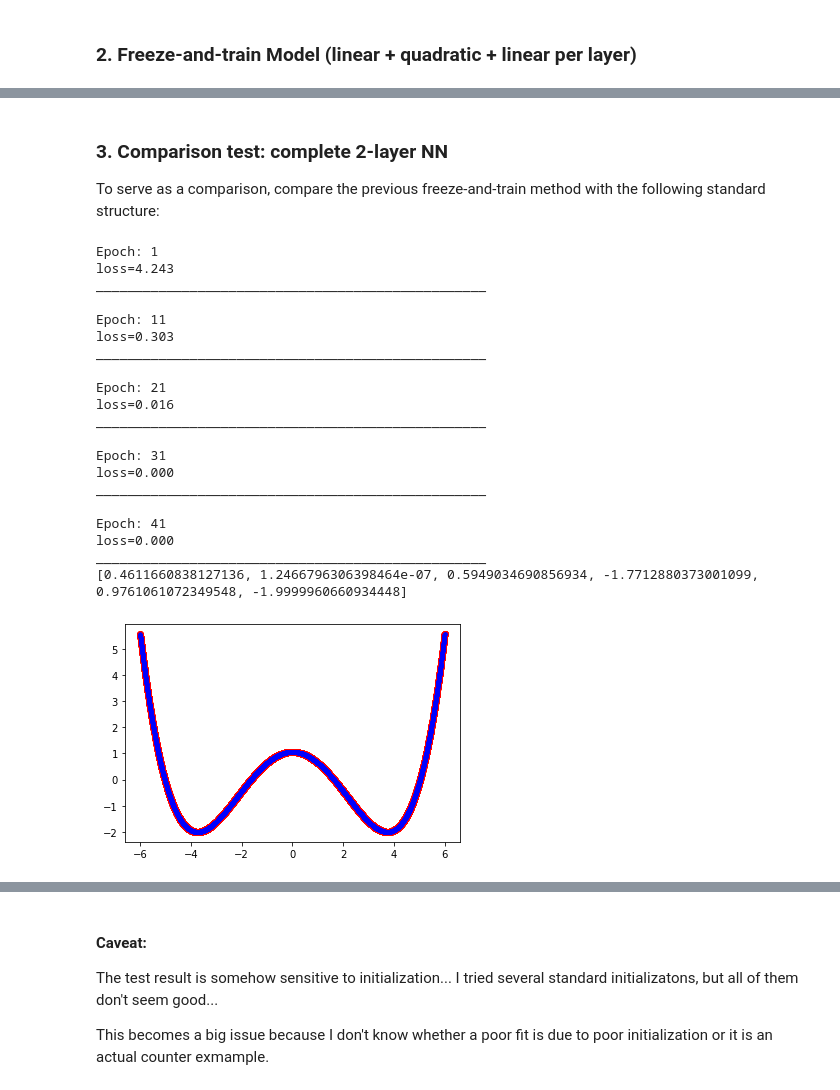
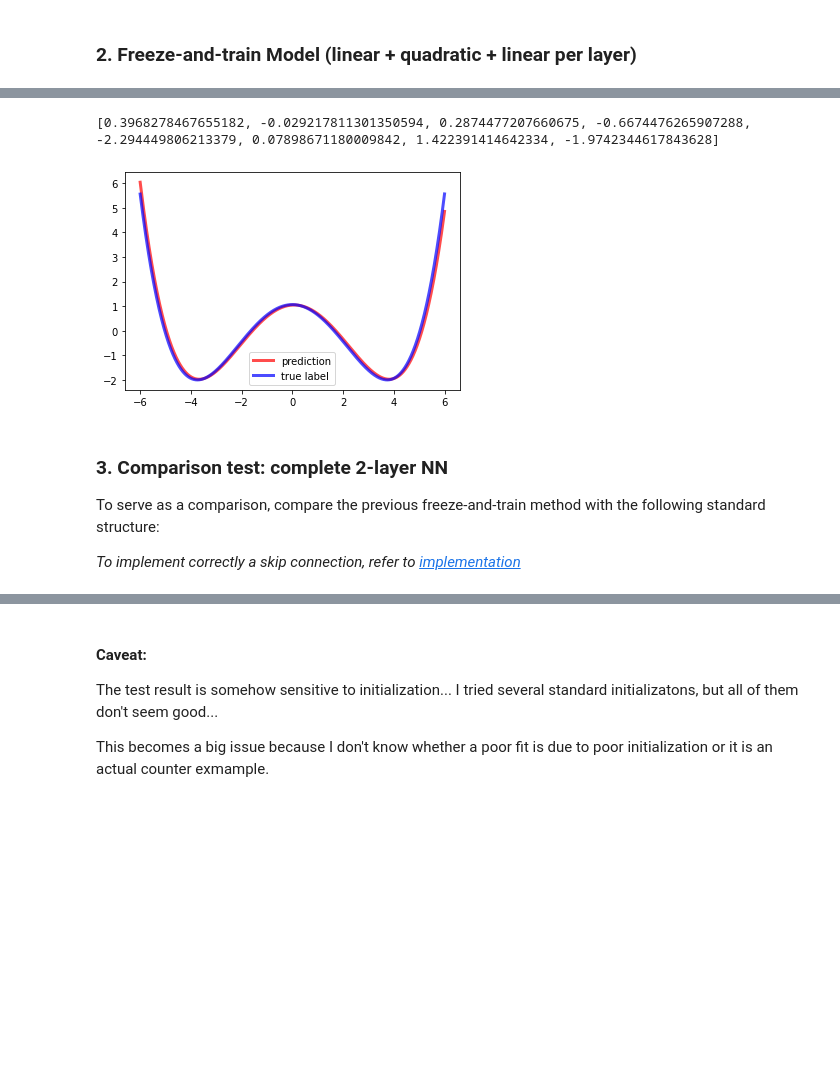
Before and after one commit to ZQZCalin/2-layer-skip-NN, a Jupyter notebook: counter-example.ipynb, the cells around one changed output, grey strips where cells are left out. Saved outputs shown, nothing was run; the diff lists cells and outputs as text; code cells hidden in the pictures; blank space fills up the shorter version.

```diff
--- a/counter-example.ipynb
+++ b/counter-example.ipynb
@@ -145,12 +155,0 @@ def test_model(model):
-# %%
-# FIRST LAYLER RESULT
-first_layer_params = []
-for p in first_layer.parameters():
-    first_layer_params.append(p.item())
-a1,b1,a2,b2 = first_layer_params
-print(first_layer_params)
-
-y_pred = first_layer(X_tensor)
-plt.scatter(X_tensor.detach().numpy(), y_pred.detach().numpy(), color="red")
-plt.scatter(X_tensor.detach().numpy(), y_tensor.detach().numpy(), color="blue")
-plt.show()
@@ -160,17 +185,19 @@ plt.show()
 # %%
 # SECOND LAYER MODEL
-def first_layer_predict(x):
-    return a2*(a1*x+b1)**2 + b2
+# set requires_grad = False to freeze previous layer
+class second_layer_model(nn.Module):
+    def __init__(self, prev_layer):
+        super().__init__()
+        self.prev_layer = prev_layer
+        for p in self.prev_layer.parameters():
+            p.requires_grad = False
 
-class second_layer_model(nn.Module):
-    def __init__(self):
-        super().__init__()
         self.sequential = nn.Sequential(
-            Lambda(first_layer_predict),  # predict a first layer using already trained first-layer model
+            Lambda(self.prev_layer),  # predict a first layer using already trained first-layer model
             nn.Linear(1, 1),  # x -> ax+b
             Lambda(quad_activation),  # (ax+b)^2
             nn.Linear(1, 1),  # k(ax+b)^2+c
         )
 
     def forward(self, x):
-        return self.sequential(x) + first_layer_predict(x)
+        return self.sequential(x) + self.prev_layer(x)
@@ -218,0 +204,5 @@ tensor([-2.0060], requires_grad=True)
+# %%
+second_layer = second_layer_model(first_layer)
+summary(second_layer, (N,1))
+
+train_model(second_layer)
@@ -219,6 +227,13 @@ tensor([-2.0060], requires_grad=True)
+# %%
+test_model(second_layer)
+# %% [output]
+[0.3968278467655182, -0.029217811301350594, 0.2874477207660675, -0.6674476265907288, -2.294449806213379, 0.07898671180009842, 1.422391414642334, -1.9742344617843628]
+[figure, added]
 # %% [markdown]
 ### 3. Comparison test: complete 2-layer NN
 To serve as a comparison, compare the previous freeze-and-train method with the following standard structure:
+
+*To implement correctly a skip connection, refer to [implementation](https://github.com/pytorch/vision/blob/a9a8220e0bcb4ce66a733f8c03a1c2f6c68d22cb/torchvision/models/resnet.py#L56-L72)*
 # %%
 # COMPLETE 2 LAYER NETWORK
 class complete_network_model(nn.Module):
@@ -241,31 +268,0 @@ class complete_network_model(nn.Module):
-# %%
-torch.manual_seed(12131)
-
-_epochs = 50
-complete_network = complete_network_model()
-optim3 = optim.Adam(complete_network.parameters())
-
-train_model(complete_network, X, Y, _epochs, batch_size, loss_fn, optim3)
-test_model(complete_network)
-# %% [output]
-Epoch: 1
-loss=4.243
-__________________________________________________
-
-Epoch: 11
-loss=0.303
-__________________________________________________
-
-Epoch: 21
-loss=0.016
-__________________________________________________
-
-Epoch: 31
-loss=0.000
-__________________________________________________
-
-Epoch: 41
-loss=0.000
-__________________________________________________
-[0.4611660838127136, 1.2466796306398464e-07, 0.5949034690856934, -1.7712880373001099, 0.9761061072349548, -1.9999960660934448]
-[figure, removed]
```
Also changed, not shown: parts of 39 cells of this notebook.
